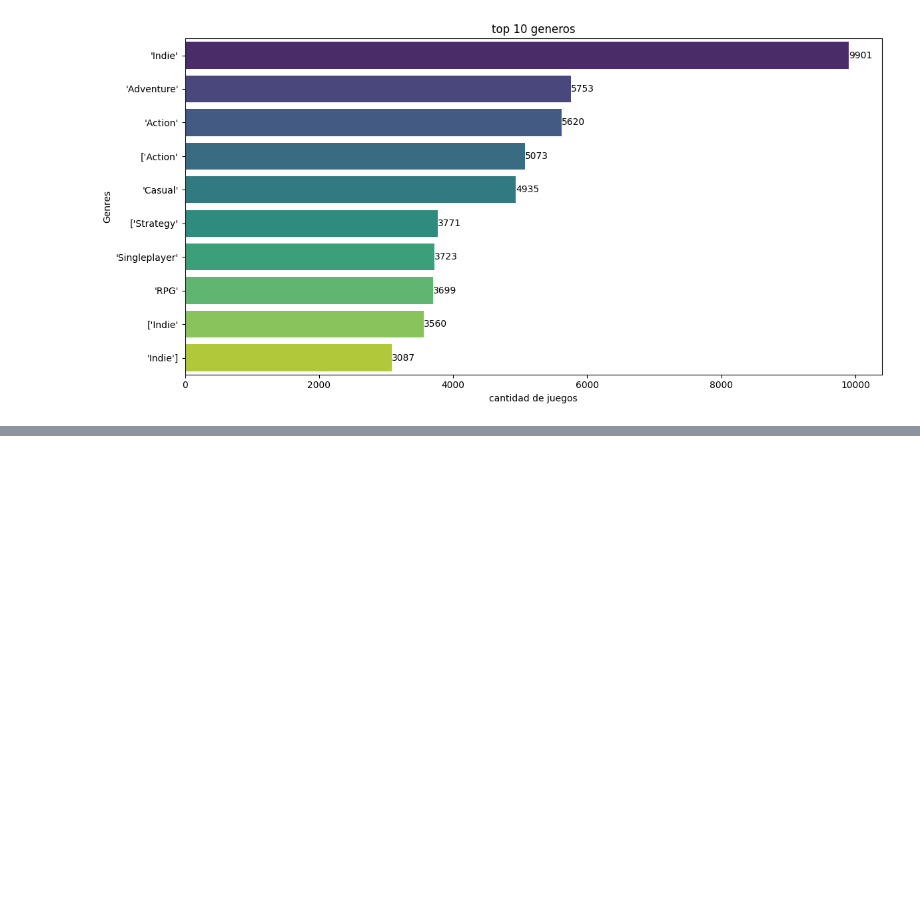
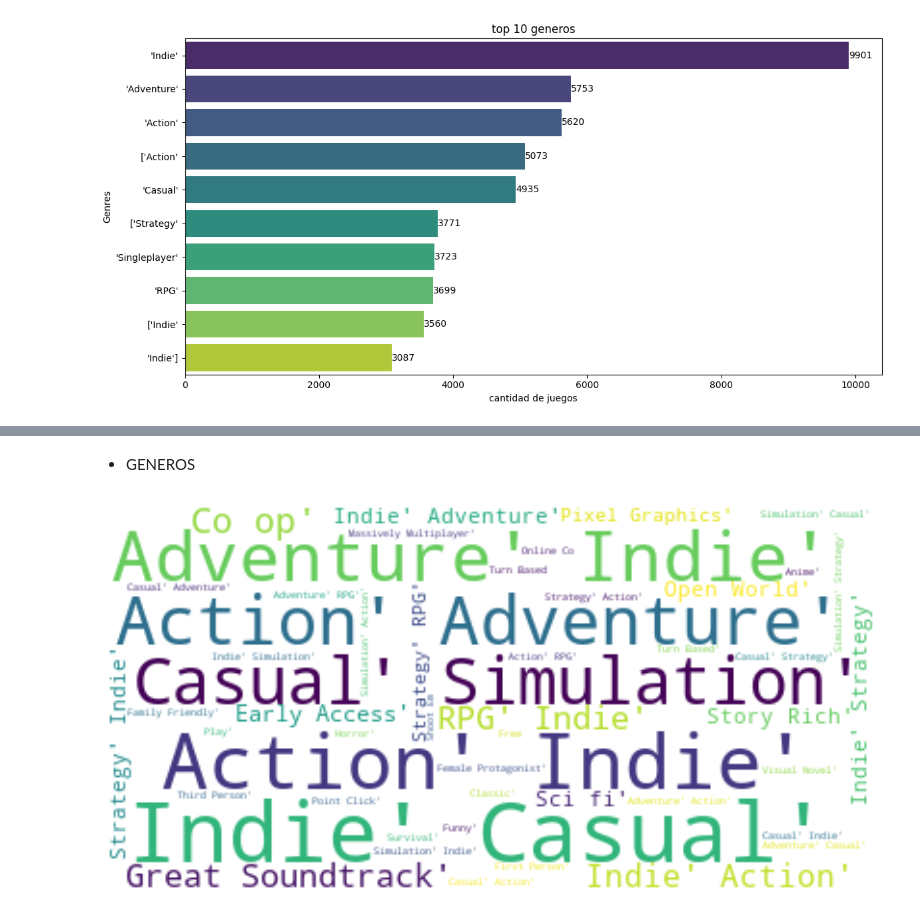
Before and after one commit to Marianopopov/PI_ML_OPS_1, a Jupyter notebook: EDA/steam_games.ipynb, the cells around one changed output, grey strips where cells are left out. Cells and saved outputs as stored; diff of their text form; code cells hidden in the pictures; blank space fills up the shorter version.

```diff
--- a/EDA/steam_games.ipynb
+++ b/EDA/steam_games.ipynb
@@ -254,0 +305,15 @@ Passing `palette` without assigning `hue` is deprecated and will be removed in v
+# %% [markdown]
+- GENEROS
+# %%
+texto = ' '.join(steam['genres'].str.split(', ').explode())
+
+# Crea la WordCloud
+wordcloud = WordCloud(background_color='white', max_words=50).generate(texto)
+
+# Crea la visualización
+plt.figure(figsize=(10, 5))
+plt.imshow(wordcloud, interpolation='bilinear')
+plt.axis('off')
+plt.show()
+# %% [output]
+[figure, added]
```
Also changed, not shown: parts of 6 cells of this notebook, 1 other file.
